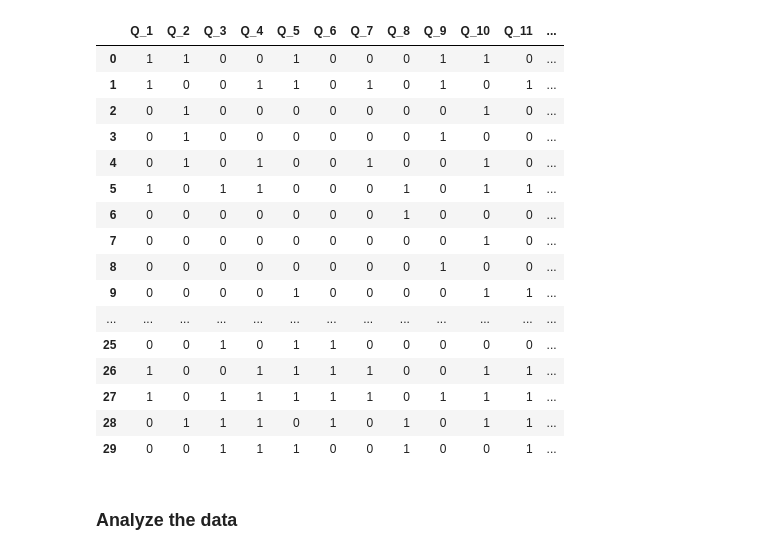
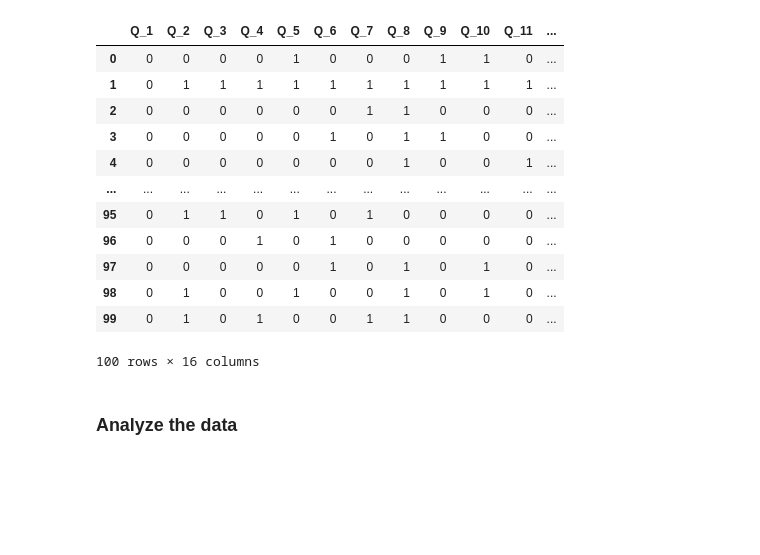
Before and after one commit to rayuelaproject/Simulator_Synthetic-Data, a Jupyter notebook: Simulator_and_Rasch.ipynb, the cells around one changed output. Cells and saved outputs as stored; diff of their text form; code cells hidden in the pictures; blank space fills up the shorter version.

```diff
--- a/Simulator_and_Rasch.ipynb
+++ b/Simulator_and_Rasch.ipynb
@@ -9,7 +93,7 @@ from scipy.special import expit
 ### Inputs
 
 n_players = 100
-prevalence_profiles = [0.2, 0.3, 0.5]  # Must add to 1
+prevalence_profiles = [0.3, 0.2, 0.5]  # Must add to 1
 
 D_j = 0.5
 
@@ -17,27 +101,29 @@ n_questions = 15
 questions_output = {'risky_answer': 1,
                     'safe_answer' : 0}
 
+profiles_dict = {'risky' : 1,
+                 'random': 0,
+                 'safe'  : -2}
 
 ### Players
-
-profiles_dict = {'risky' : 0.9,
-                 'random': 0.5,
-                 'safe'  : 0.1}
 
 class Player:
   def __init__(self, profile='random'):
     self.profile = profile
     self.risk_prob = profiles_dict.get(profile)
 
-  def play_game(self, game, mode='weights'):
+  def play_game(self, game, mode='rasch_2'):
     answers_player = []
     for question in game.difficulty_questions:
       if mode == 'weights':
         # Prob. to answer risky = p(i) * (1-W(j)) + D(j) * W(j)
         prob_answer_risky = self.risk_prob * (1-question) + D_j * question
       elif mode == 'rasch':
-        # Prob. to answer risky = e^(B-D) / 1+e^(B-D)
-        prob_answer_risky = math.exp(self.risk_prob - question)/(1 + math.exp(self.risk_prob - question))
+        # Prob. to answer risky = 1 / 1+e^(Q-P)
+        prob_answer_risky = 1/(1 + math.exp(question - self.risk_prob))
+      elif mode == 'rasch_2':
+        # Prob. to answer risky = 1 / 1+e^(-P*Q)
+        prob_answer_risky = 1/(1 + math.exp(-self.risk_prob * question))
       prob_answer_safe = 1 - prob_answer_risky
       answer = np.random.choice(list(questions_output.values()), p=[prob_answer_risky, prob_answer_safe])
       answers_player.append(answer)
@@ -49,16 +135,9 @@ class Player:
 ### Game
 
 class Game:
-  def __init__(self, n=10, difficulty='random'):
-    if difficulty == 'hard':
-      low_limit = 0.5
-      high_limit = 1
-    elif difficulty == 'random':
-      low_limit = 0
-      high_limit = 1
-    elif difficulty == 'easy':
-      low_limit = 0
-      high_limit = 0.5
+  def __init__(self, n=10):
+    low_limit = 0.2
+    high_limit = 0.9
     self.difficulty_questions = np.random.uniform(low=low_limit, high=high_limit, size=n)
 
   def get_len_game(self):
@@ -72,4 +151,4 @@ for j in range(n_questions):
   name = f'Q_{j+1}'
   dict_types[name] = int
   columns_names.append(name)
-columns_names.append('profile_prob')
+columns_names.append('profile')
@@ -76,6 +157,6 @@ columns_names.append('profile_prob')
 # %%
 # Create game
-game_1 = Game(n=n_questions, difficulty='random')
+game_1 = Game(n=n_questions)
 
 # Create players
 def generate_players(profiles: dict, n_players: int, prevalence: list):
@@ -112,32 +167,28 @@ Player risky with question hard ---> Prob to answer risky = 0.54
 # %%
-# Let's Play!!
-
 # Create Dataframe
 Dataset = pd.DataFrame(columns=columns_names)
 
+# Play!
 for participant in lst_players:
-  answers = participant.play_game(game_1, mode='weights')
+  answers = participant.play_game(game_1, mode='rasch_2')
   Dataset.loc[Dataset.shape[0]] = answers
 
+Dataset.to_csv('Data_V1.csv')
 Dataset
 # %% [output]
 |  | Q_1 | Q_2 | Q_3 | Q_4 | Q_5 | Q_6 | Q_7 | Q_8 | Q_9 | Q_10 | Q_11 | ... |
-| 0 | 1 | 1 | 0 | 0 | 1 | 0 | 0 | 0 | 1 | 1 | 0 | ... |
-| 1 | 1 | 0 | 0 | 1 | 1 | 0 | 1 | 0 | 1 | 0 | 1 | ... |
-| 2 | 0 | 1 | 0 | 0 | 0 | 0 | 0 | 0 | 0 | 1 | 0 | ... |
-| 3 | 0 | 1 | 0 | 0 | 0 | 0 | 0 | 0 | 1 | 0 | 0 | ... |
-| 4 | 0 | 1 | 0 | 1 | 0 | 0 | 1 | 0 | 0 | 1 | 0 | ... |
-| 5 | 1 | 0 | 1 | 1 | 0 | 0 | 0 | 1 | 0 | 1 | 1 | ... |
-| 6 | 0 | 0 | 0 | 0 | 0 | 0 | 0 | 1 | 0 | 0 | 0 | ... |
-| 7 | 0 | 0 | 0 | 0 | 0 | 0 | 0 | 0 | 0 | 1 | 0 | ... |
-| 8 | 0 | 0 | 0 | 0 | 0 | 0 | 0 | 0 | 1 | 0 | 0 | ... |
-| 9 | 0 | 0 | 0 | 0 | 1 | 0 | 0 | 0 | 0 | 1 | 1 | ... |
+| 0 | 0 | 0 | 0 | 0 | 1 | 0 | 0 | 0 | 1 | 1 | 0 | ... |
+| 1 | 0 | 1 | 1 | 1 | 1 | 1 | 1 | 1 | 1 | 1 | 1 | ... |
+| 2 | 0 | 0 | 0 | 0 | 0 | 0 | 1 | 1 | 0 | 0 | 0 | ... |
+| 3 | 0 | 0 | 0 | 0 | 0 | 1 | 0 | 1 | 1 | 0 | 0 | ... |
+| 4 | 0 | 0 | 0 | 0 | 0 | 0 | 0 | 1 | 0 | 0 | 1 | ... |
 | ... | ... | ... | ... | ... | ... | ... | ... | ... | ... | ... | ... | ... |
-| 25 | 0 | 0 | 1 | 0 | 1 | 1 | 0 | 0 | 0 | 0 | 0 | ... |
-| 26 | 1 | 0 | 0 | 1 | 1 | 1 | 1 | 0 | 0 | 1 | 1 | ... |
-| 27 | 1 | 0 | 1 | 1 | 1 | 1 | 1 | 0 | 1 | 1 | 1 | ... |
-| 28 | 0 | 1 | 1 | 1 | 0 | 1 | 0 | 1 | 0 | 1 | 1 | ... |
-| 29 | 0 | 0 | 1 | 1 | 1 | 0 | 0 | 1 | 0 | 0 | 1 | ... |
+| 95 | 0 | 1 | 1 | 0 | 1 | 0 | 1 | 0 | 0 | 0 | 0 | ... |
+| 96 | 0 | 0 | 0 | 1 | 0 | 1 | 0 | 0 | 0 | 0 | 0 | ... |
+| 97 | 0 | 0 | 0 | 0 | 0 | 1 | 0 | 1 | 0 | 1 | 0 | ... |
+| 98 | 0 | 1 | 0 | 0 | 1 | 0 | 0 | 1 | 0 | 1 | 0 | ... |
+| 99 | 0 | 1 | 0 | 1 | 0 | 0 | 1 | 1 | 0 | 0 | 0 | ... |
+100 rows × 16 columns
 # %% [markdown]
 ### Analyze the data
 # %%
```
Also changed, not shown: parts of 32 cells of this notebook.
